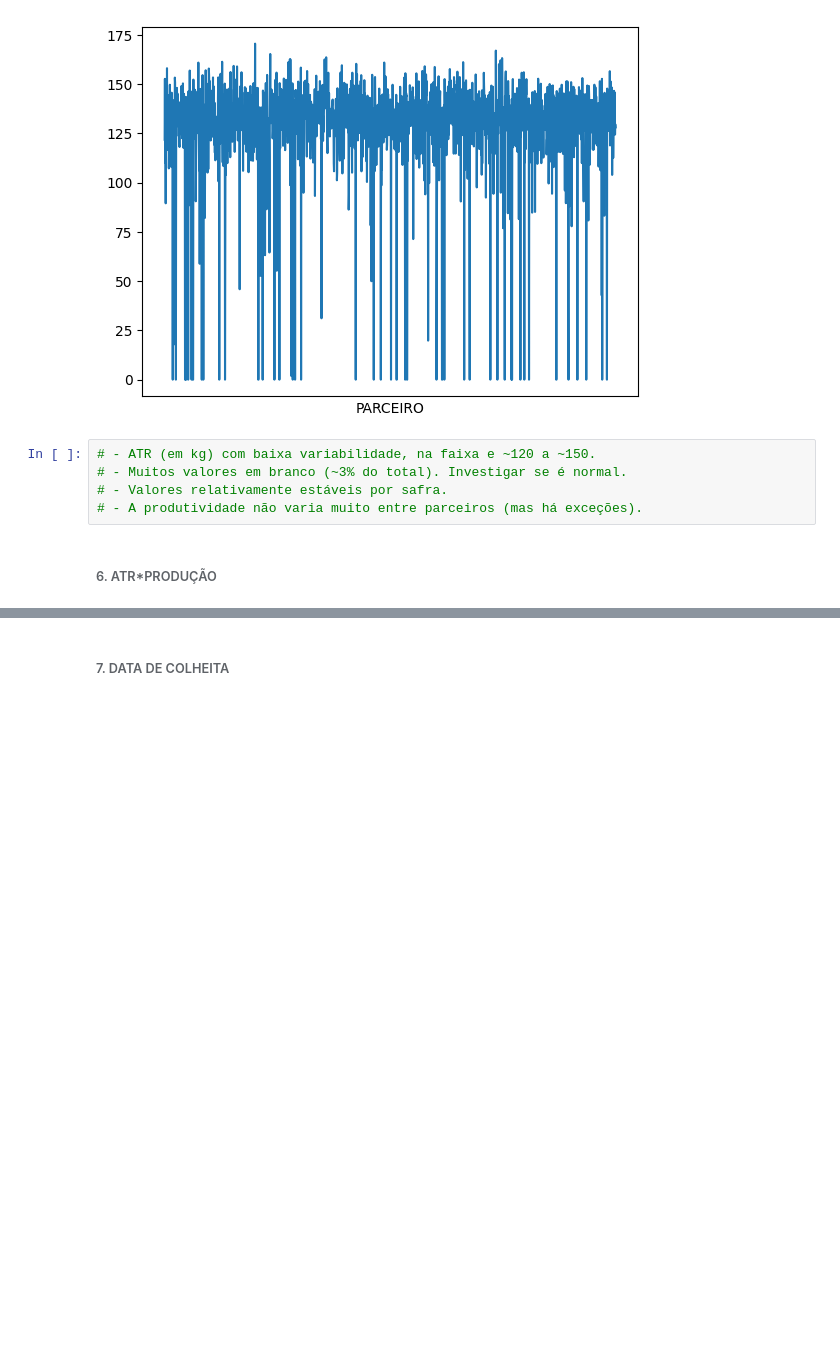
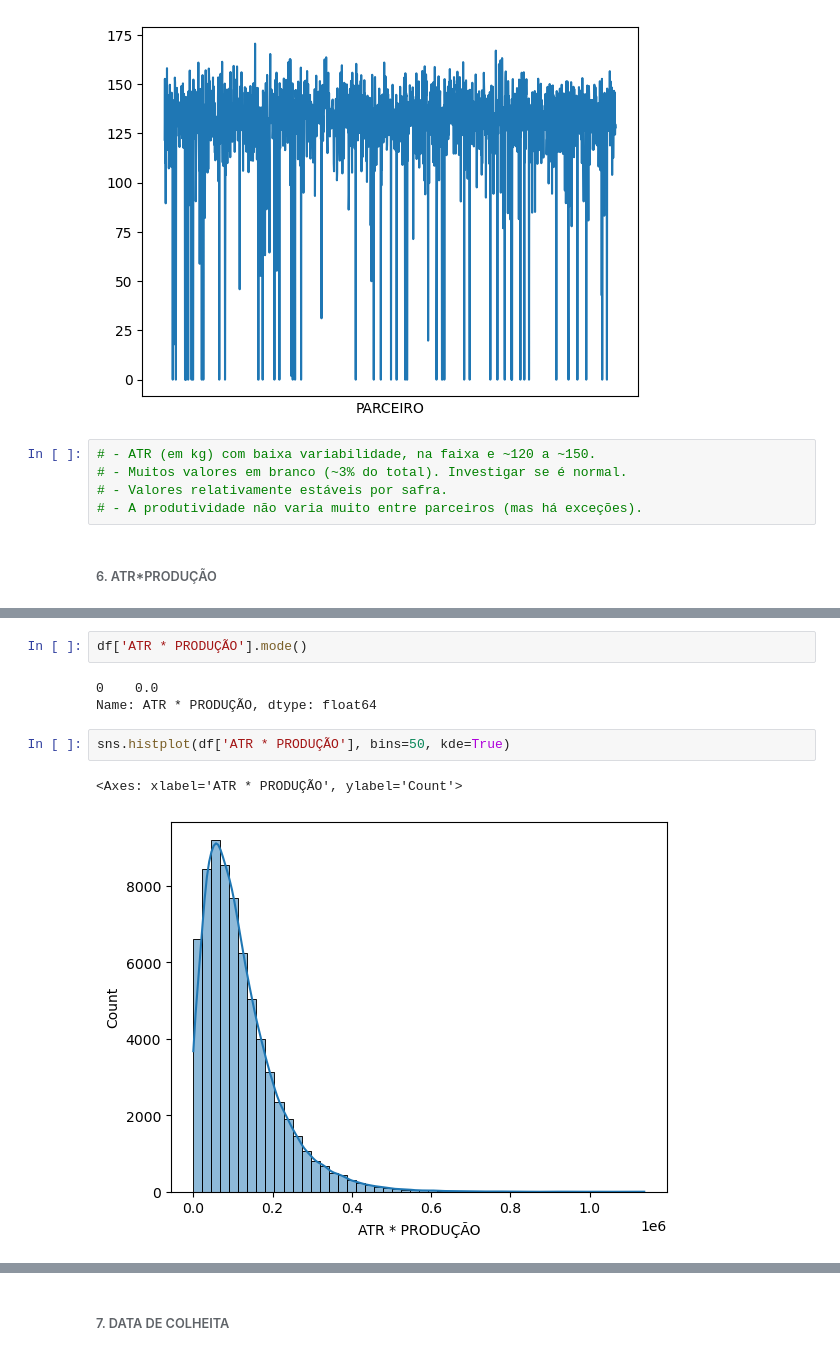
Before and after one commit to fernandovieira1/Analise-Dados-Cana, a Jupyter notebook: analise_cana.ipynb, the cells around one changed output, grey strips where cells are left out. Cells and saved outputs as stored; diff of their text form; blank space fills up the shorter version.

```diff
--- a/analise_cana.ipynb
+++ b/analise_cana.ipynb
@@ -685,0 +700,10 @@ df.groupby('PARCEIRO')['ATR'].mean().plot(xticks=[])
+# %%
+df['ATR * PRODUÇÃO'].mode()
+# %% [output]
+0    0.0
+Name: ATR * PRODUÇÃO, dtype: float64
+# %%
+sns.histplot(df['ATR * PRODUÇÃO'], bins=50, kde=True)
+# %% [output]
+<Axes: xlabel='ATR * PRODUÇÃO', ylabel='Count'>
+[figure, added]
```
Also changed, not shown: parts of 17 cells of this notebook.
